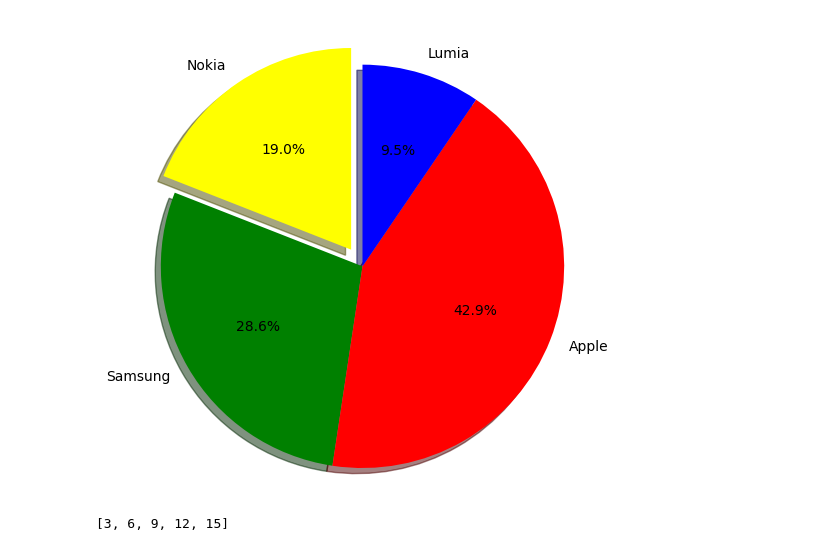
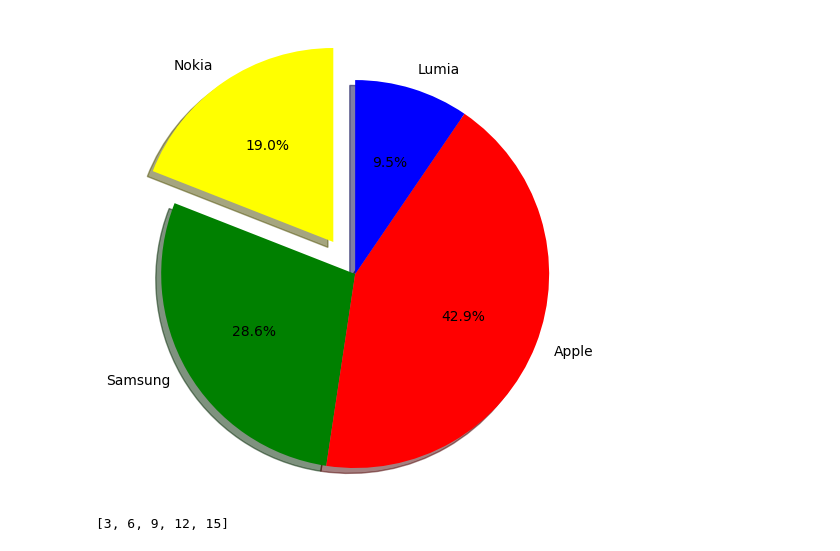
Before and after one commit to hellno3009/AI, a Jupyter notebook: lesson13/lesson13_3.ipynb, the cells around one changed output. Cells and saved outputs as stored; diff of their text form; code cells hidden in the pictures.

```diff
--- a/lesson13/lesson13_3.ipynb
+++ b/lesson13/lesson13_3.ipynb
@@ -1,25 +1,25 @@
 # %%
 import matplotlib.pyplot as plt
 
 # 圖表的標籤、數據和顏色
 labels = ['Nokia', 'Samsung', 'Apple', 'Lumia']
 values = [20, 30, 45, 10]
 colors = ['yellow', 'green', 'red', 'blue']
 
 # 設定爆炸效果，讓某一個區塊突出
-explode = (0.1, 0, 0, 0)  # 爆炸 Nokia 區塊
+explode = (0.2, 0, 0, 0)  # 爆炸 Nokia 區塊
 
 # 創建圓餅圖
 plt.figure(figsize=(6, 6))
 plt.pie(values, labels=labels, colors=colors, autopct='%1.1f%%', startangle=90, shadow=True, explode=explode)
 
 # 確保圓餅圖為圓形
 plt.axis('equal')
 
 # 顯示圖表
 plt.show()
 # %% [output]
-[figure, old version]
+[figure, new version]
 # %%
 values = [1,2,3,4,5]
 multiply = 3
```
Also changed, not shown: parts of 1 cell of this notebook, 10 other files.
